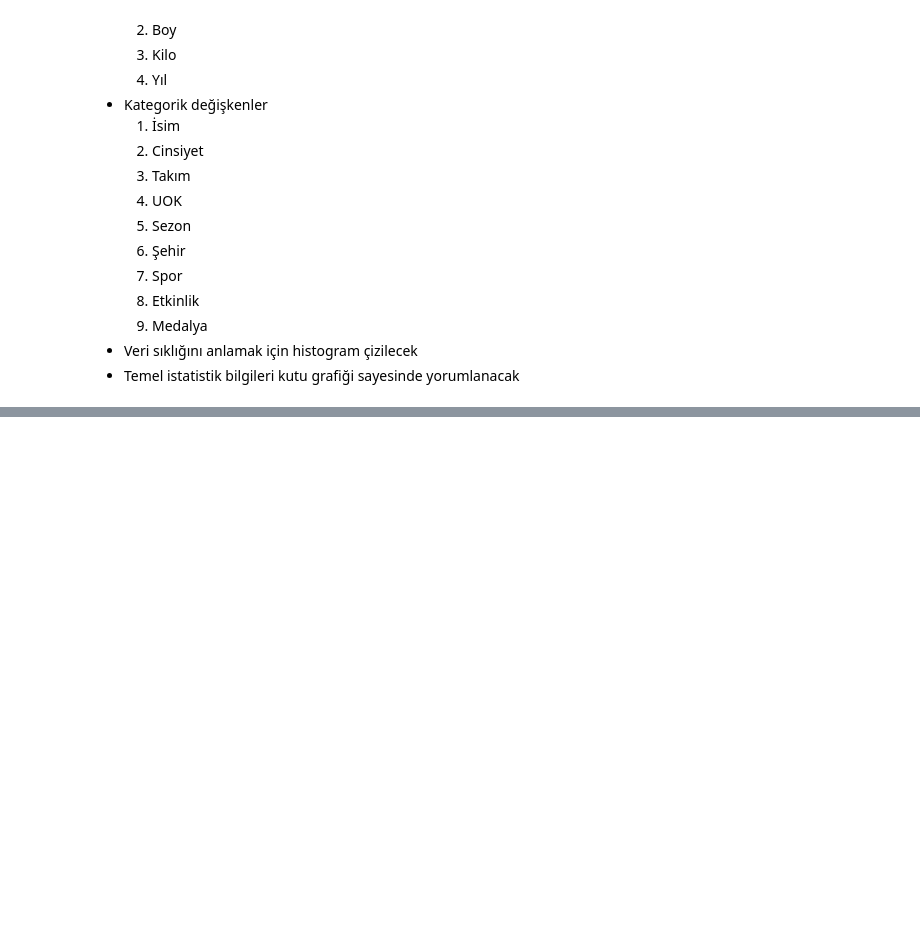
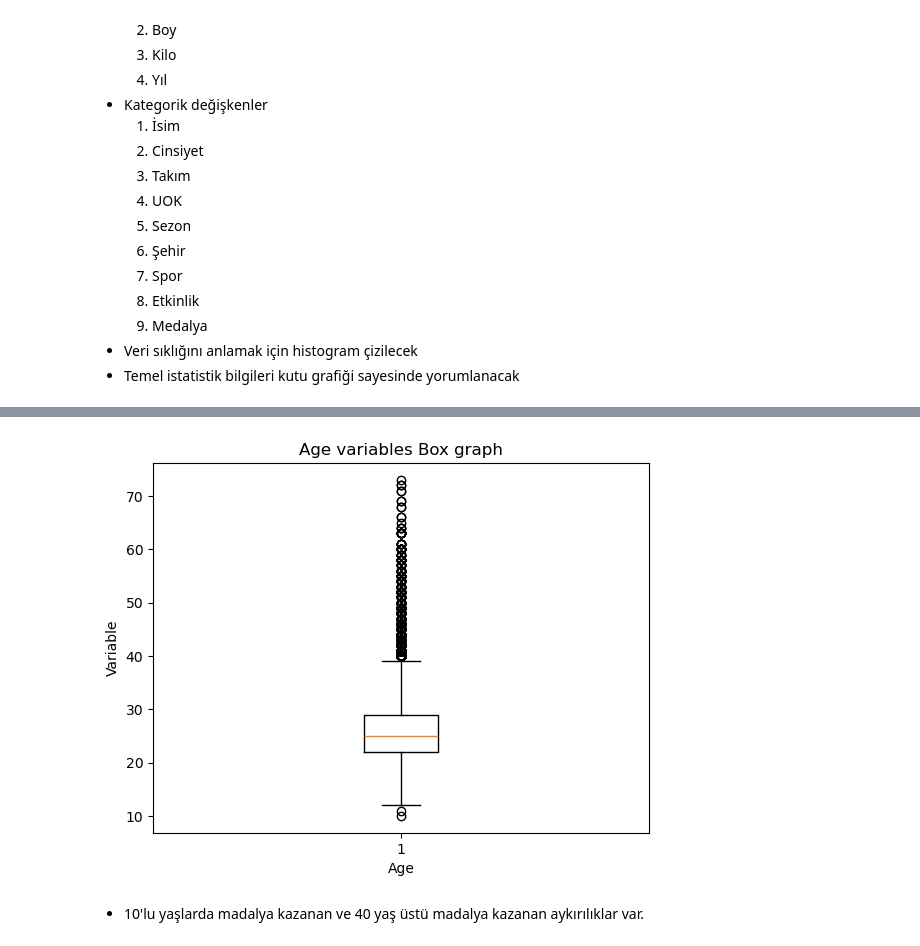
Before and after one commit to ilkerCelimli/DataScience-Olimpiyatlar, a Jupyter notebook: olimpiyat_veriseti_inceleme.ipynb, the cells around one changed output, grey strips where cells are left out. Drawn from its saved outputs; the diff is of its cells as text; code cells hidden in the pictures; blank space fills up the shorter version.

```diff
--- a/olimpiyat_veriseti_inceleme.ipynb
+++ b/olimpiyat_veriseti_inceleme.ipynb
@@ -272,0 +308,10 @@ for variable in numeric_variables:
+# %%
+plt.boxplot(df.Age)
+plt.title("Age variables Box graph")
+plt.xlabel("Age")
+plt.ylabel("Variable")
+plt.show()
+# %% [output]
+[figure, added]
+# %% [markdown]
+- 10'lu yaşlarda madalya kazanan ve 40 yaş üstü madalya kazanan aykırılıklar var.
```
Also changed, not shown: parts of 27 cells of this notebook.
